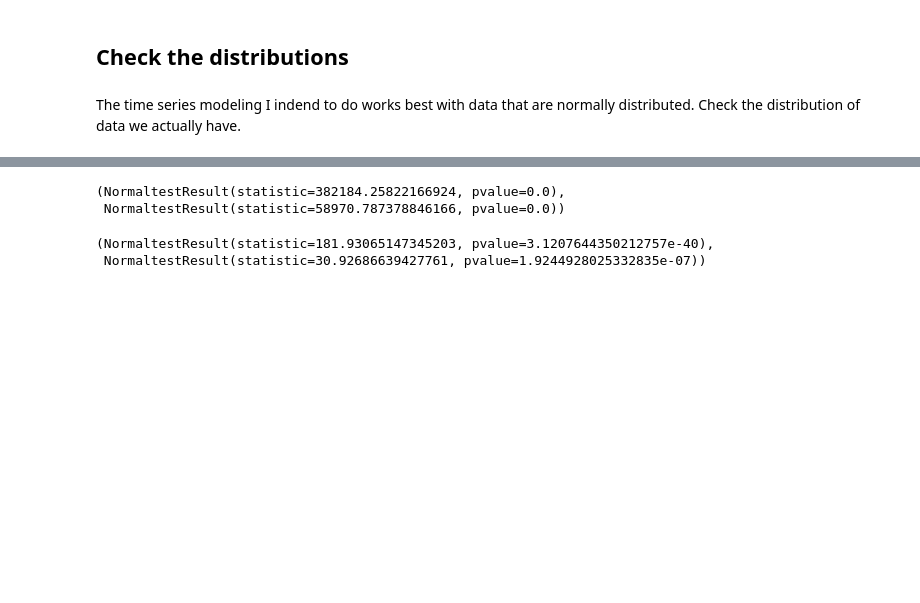
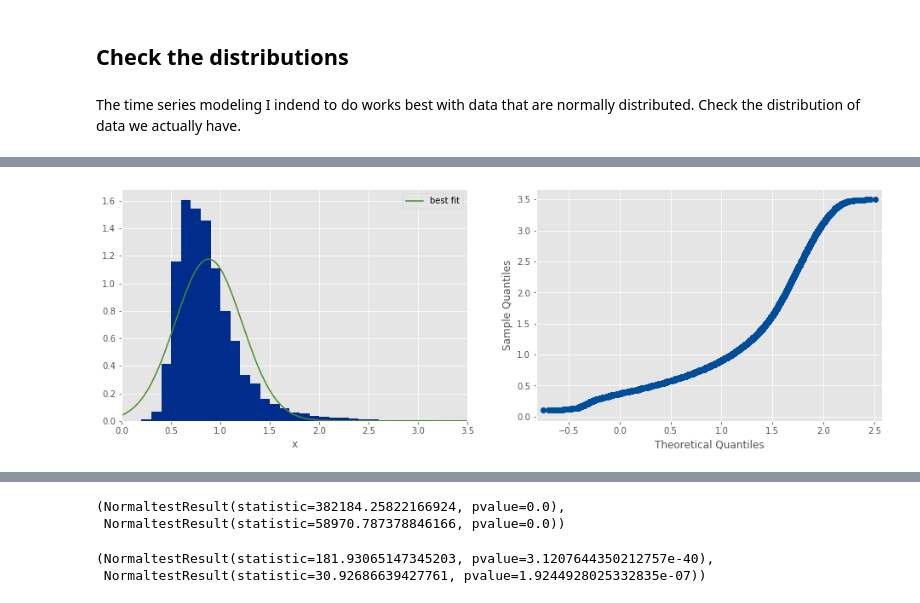
Before and after one commit to lsst/rtn-022, a Jupyter notebook: notebooks/Model_Pachon_r0.ipynb, the cells around one changed output, grey strips where cells are left out. Drawn from its saved outputs; the diff is of its cells as text; code cells hidden in the pictures; blank space fills up the shorter version.

```diff
--- a/notebooks/Model_Pachon_r0.ipynb
+++ b/notebooks/Model_Pachon_r0.ipynb
@@ -183,0 +194,18 @@ The time series modeling I indend to do works best with data that are normally d
+# %%
+mpl.rcParams['figure.figsize'] = (16, 5)
+fig, axes = plt.subplots(1,2)
+
+ax = axes[0]
+raw_dimm.fwhm.hist(bins=np.arange(0, 3.5, 0.1), density=True, ax=ax)
+fwhm_norm_fit = scipy.stats.norm.fit(raw_dimm.fwhm)
+x = np.linspace(0, 3.5, 500)
+fwhm_fit = pd.DataFrame({'x': x,
+                         'fwhm': scipy.stats.norm.pdf(x, loc=fwhm_norm_fit[0], scale=fwhm_norm_fit[1])})
+fwhm_fit.plot('x', 'fwhm', ax=ax, label='best fit')
+
+ax = axes[1]
+_ = qqplot(raw_dimm.query('fwhm>0 and fwhm<3.5').fwhm, color=BLUE, linewidth=1, loc=fwhm_norm_fit[0], scale=fwhm_norm_fit[1], ax=ax)
+
+#fig.savefig(os.path.join(note_dir, 'raw_seeing_dist.png'), pdi=300, bbox_inches='tight')
+# %% [output]
+[figure, added]
```
Also changed, not shown: parts of 3 cells of this notebook.
